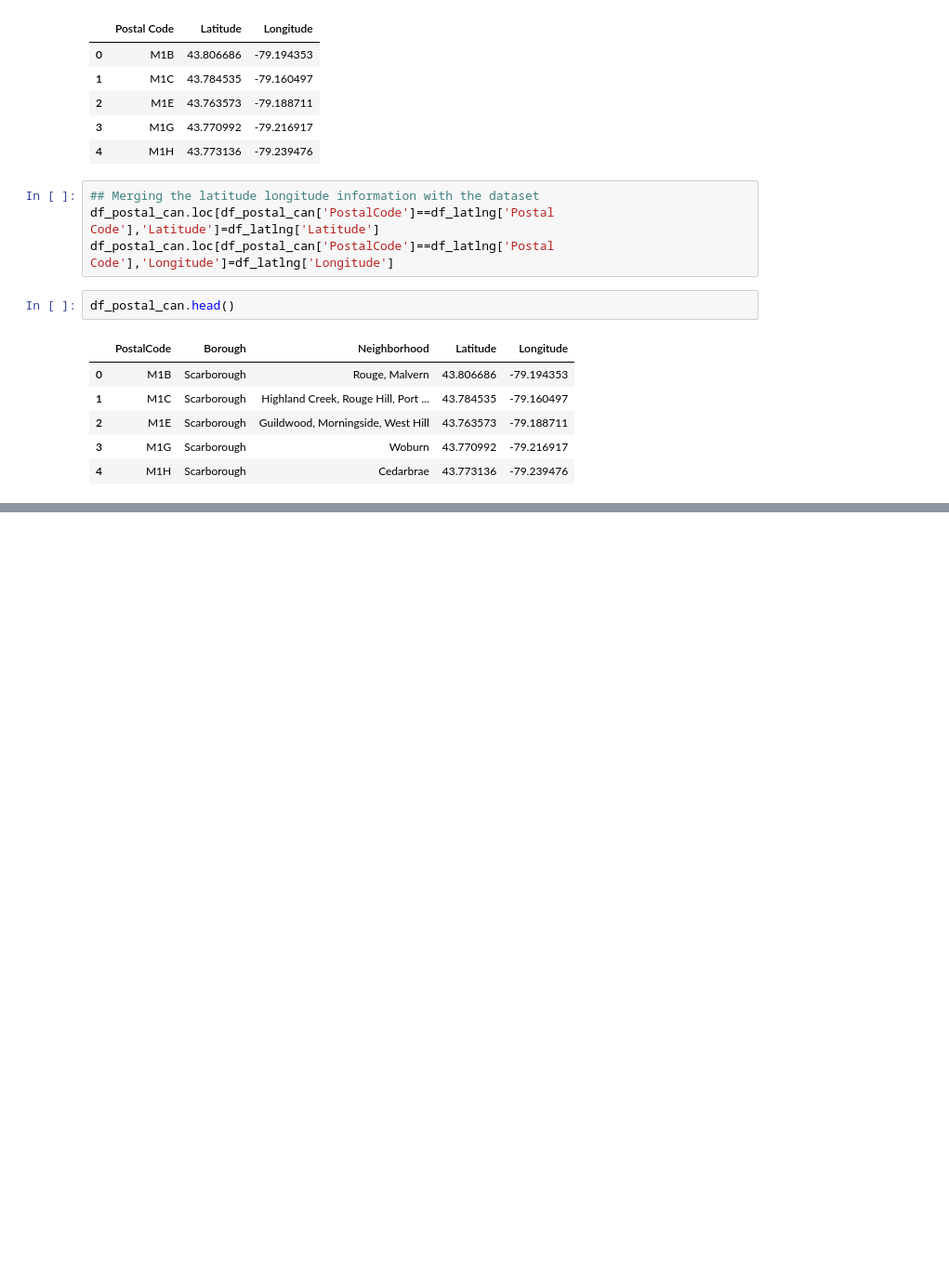
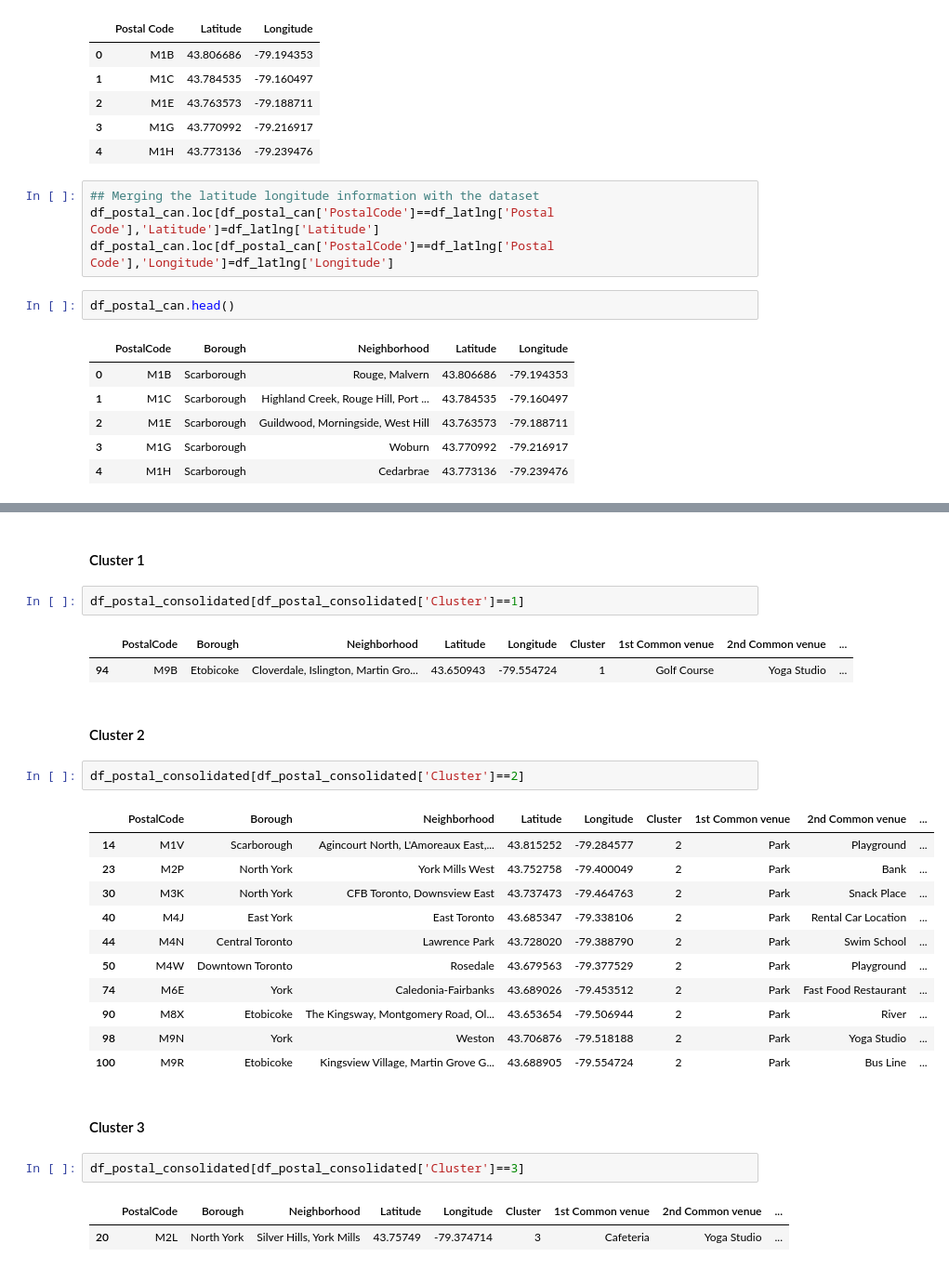
Before and after one commit to debapriyo-dasgupta/Coursera_Capstone_old, a Jupyter notebook: Battle_of_neighbourhood_capstone_project.ipynb, the cells around one changed output, grey strips where cells are left out. Shown at 93% size. Cells and saved outputs as stored; diff of their text form; blank space fills up the shorter version.

Commit message:
Published from Watson Studio.

```diff
--- a/Battle_of_neighbourhood_capstone_project.ipynb
+++ b/Battle_of_neighbourhood_capstone_project.ipynb
@@ -172,0 +725,30 @@ df_postal_can.head()
+# %% [markdown]
+#### Cluster 1
+# %%
+df_postal_consolidated[df_postal_consolidated['Cluster']==1]
+# %% [output]
+|  | PostalCode | Borough | Neighborhood | Latitude | Longitude | Cluster | 1st Common venue | 2nd Common venue | ... |
+| 94 | M9B | Etobicoke | Cloverdale, Islington, Martin Gro... | 43.650943 | -79.554724 | 1 | Golf Course | Yoga Studio | ... |
+# %% [markdown]
+#### Cluster 2
+# %%
+df_postal_consolidated[df_postal_consolidated['Cluster']==2]
+# %% [output]
+|  | PostalCode | Borough | Neighborhood | Latitude | Longitude | Cluster | 1st Common venue | 2nd Common venue | ... |
+| 14 | M1V | Scarborough | Agincourt North, L'Amoreaux East,... | 43.815252 | -79.284577 | 2 | Park | Playground | ... |
+| 23 | M2P | North York | York Mills West | 43.752758 | -79.400049 | 2 | Park | Bank | ... |
+| 30 | M3K | North York | CFB Toronto, Downsview East | 43.737473 | -79.464763 | 2 | Park | Snack Place | ... |
+| 40 | M4J | East York | East Toronto | 43.685347 | -79.338106 | 2 | Park | Rental Car Location | ... |
+| 44 | M4N | Central Toronto | Lawrence Park | 43.728020 | -79.388790 | 2 | Park | Swim School | ... |
+| 50 | M4W | Downtown Toronto | Rosedale | 43.679563 | -79.377529 | 2 | Park | Playground | ... |
+| 74 | M6E | York | Caledonia-Fairbanks | 43.689026 | -79.453512 | 2 | Park | Fast Food Restaurant | ... |
+| 90 | M8X | Etobicoke | The Kingsway, Montgomery Road, Ol... | 43.653654 | -79.506944 | 2 | Park | River | ... |
+| 98 | M9N | York | Weston | 43.706876 | -79.518188 | 2 | Park | Yoga Studio | ... |
+| 100 | M9R | Etobicoke | Kingsview Village, Martin Grove G... | 43.688905 | -79.554724 | 2 | Park | Bus Line | ... |
+# %% [markdown]
+#### Cluster 3
+# %%
+df_postal_consolidated[df_postal_consolidated['Cluster']==3]
+# %% [output]
+|  | PostalCode | Borough | Neighborhood | Latitude | Longitude | Cluster | 1st Common venue | 2nd Common venue | ... |
+| 20 | M2L | North York | Silver Hills, York Mills | 43.75749 | -79.374714 | 3 | Cafeteria | Yoga Studio | ... |
```
Also changed, not shown: parts of 80 cells of this notebook.
